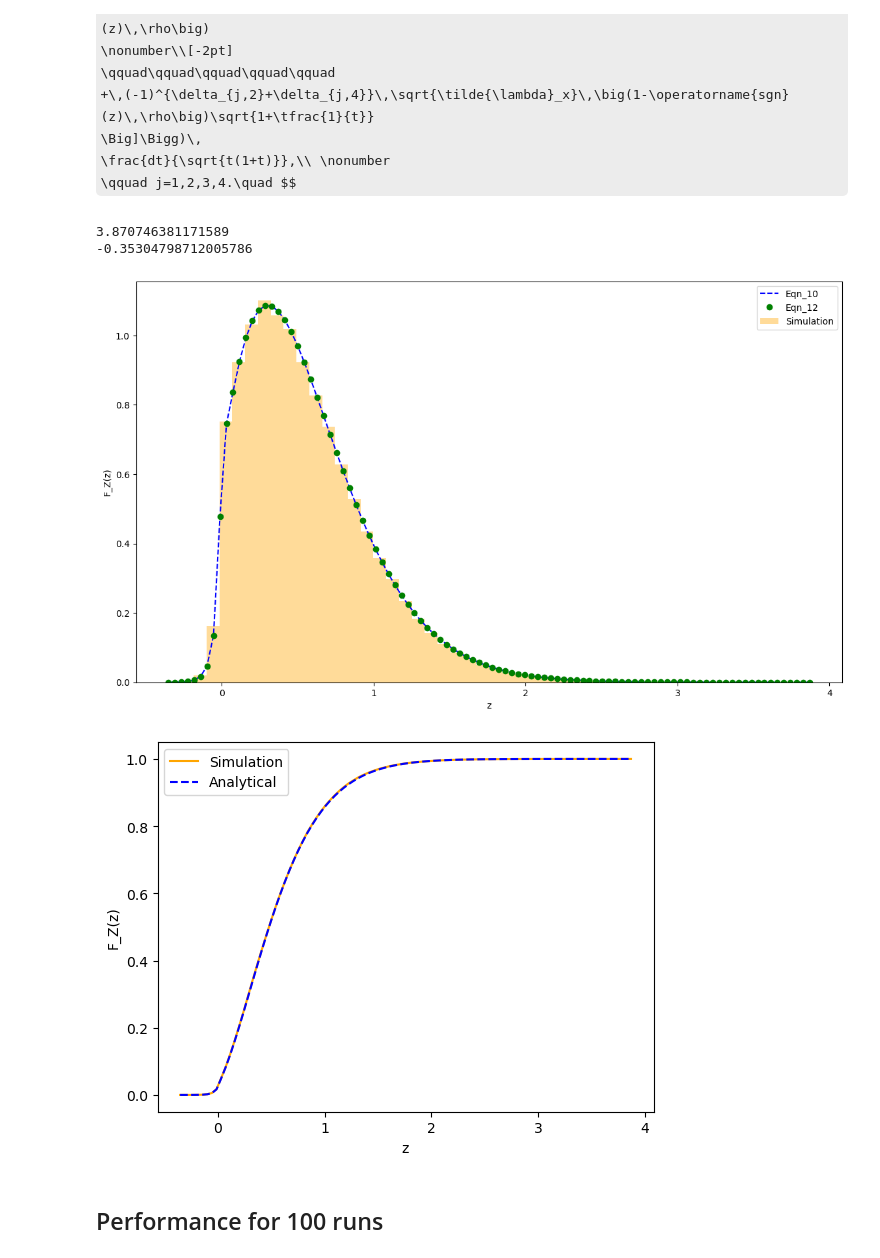
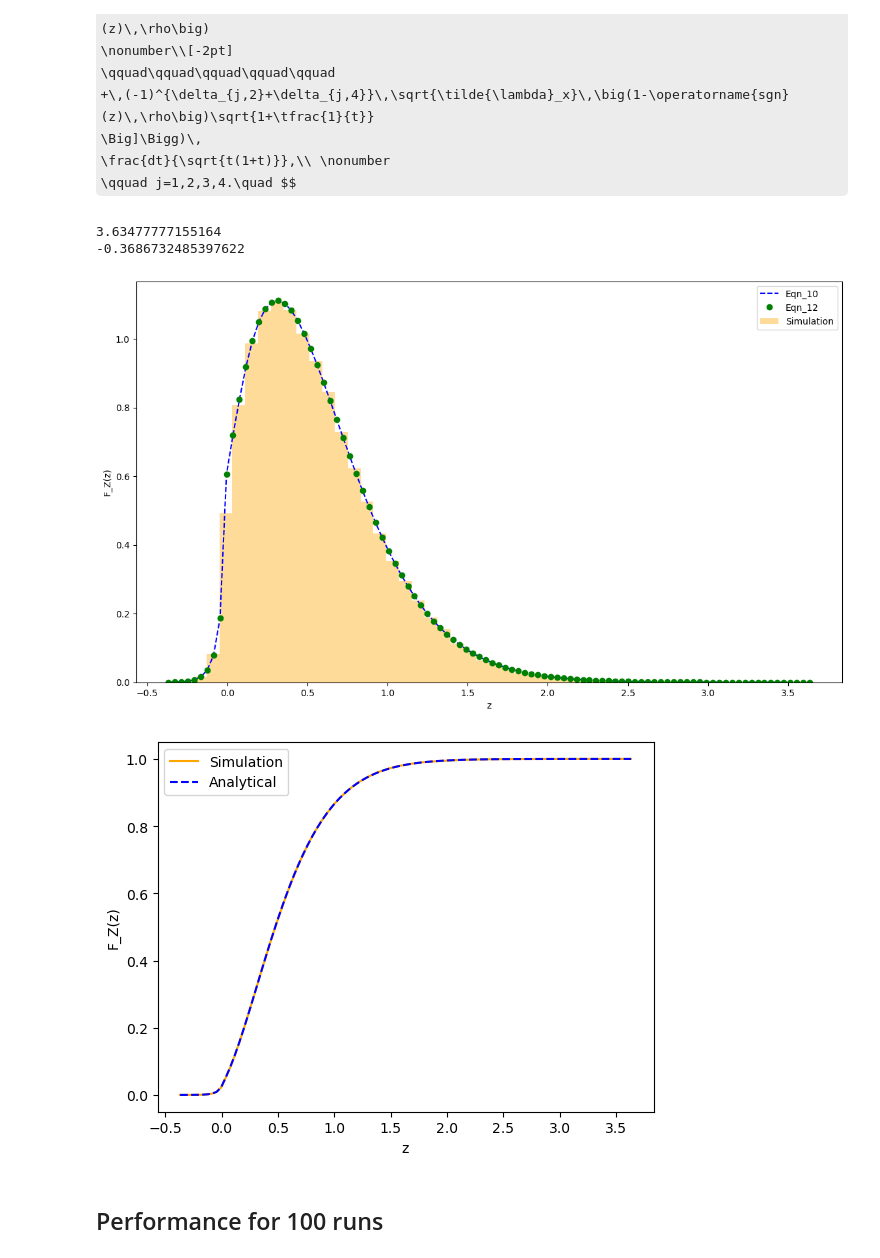
Before and after one commit to variancegamma/NormalProduct, a Jupyter notebook: normal_product_demo.ipynb, the cells around one changed output. Saved outputs shown, nothing was run; the diff lists cells and outputs as text; code cells hidden in the pictures; some formulas as TeX source.

```diff
--- a/normal_product_demo.ipynb
+++ b/normal_product_demo.ipynb
@@ -47,34 +47,34 @@ $$\Upsilon_j\!\left(z;c,\tilde{\lambda}_x,\tilde{\lambda}_y,\rho\right)
 \qquad j=1,2,3,4.\quad $$
 # %%
 #%%
-mm1,mm2,ss1,ss2,rr=1.0,0.5,0.5,0.2,0.6
+mm1,mm2,ss1,ss2,rr=1.0,0.5,0.5,0.2,0.5
 bivr=mvn.rvs([mm1,mm2],cov=[[ss1**2,rr*ss1*ss2],[rr*ss1*ss2,ss2**2]],size=100000)
 rvsvcorr=bivr[:,0]*bivr[:,1]
 xmincorr=rvsvcorr.min()
 xmaxcorr=rvsvcorr.max()
 zzcorr=np.linspace(xmincorr,xmaxcorr,100)
 ecdfcor=ECDF(rvsvcorr)
 cdfsimcorr=ecdfcor(zzcorr)
 print(rvsvcorr.max())
 print(rvsvcorr.min())
 zzcorr=np.linspace(xmincorr,xmaxcorr,100)
 fchcorr=Pnormprodpdfbynchi2(zzcorr,[mm1,mm2,ss1,ss2,rr],True,False)
 semiApdf=[getfnFsxsyN(xz,ss1,ss2,mm1,mm2,rr)[0] for xz in zzcorr]
 #%%
 plt.figure(figsize=(14, 8))
 sns.distplot(rvsvcorr,kde=False,hist=True,norm_hist=True,color='orange')
 #sns.histplot(rvsvcorr,kde=False,stat='density')
 plt.plot(zzcorr,fchcorr,'--',color='blue')
 plt.plot(zzcorr,semiApdf,'o',color='green')
 plt.legend(['Eqn_10','Eqn_12','Simulation'])
 # plt.grid(True)
 plt.xlabel("z")
 plt.ylabel("F_Z(z)")
 plt.show()
 # %% [output]
-3.870746381171589
--0.35304798712005786
+3.63477777155164
+-0.3686732485397622
-[figure, old version]
+[figure, new version]
 # %%
 zzcorr=np.linspace(xmincorr,xmaxcorr,100)
 Fchcorr=Pnormprodpdfbynchi2(zzcorr,[mm1,mm2,ss1,ss2,rr],False,False)
@@ -87,7 +87,7 @@ plt.xlabel("z")
 plt.ylabel("F_Z(z)")
 plt.show()
 # %% [output]
-[figure, old version]
+[figure, new version]
 # %% [markdown]
 ## Performance for 100 runs
 # %%
```
